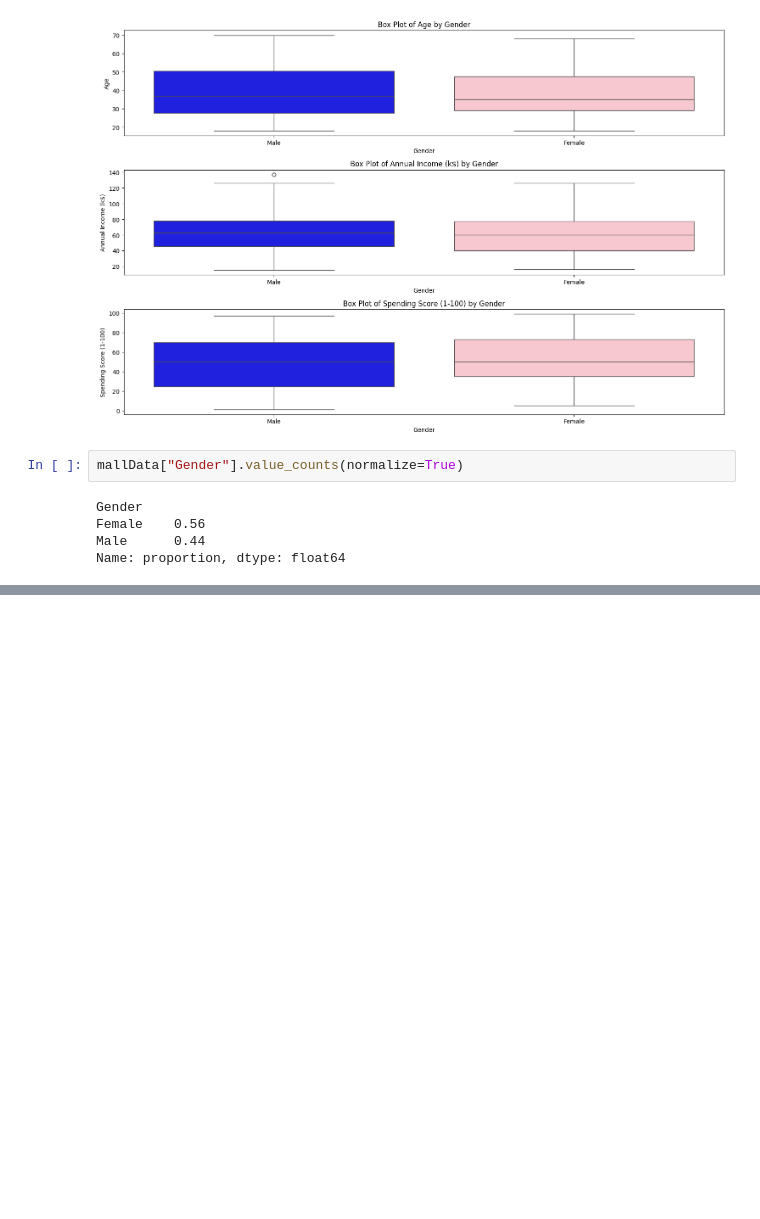
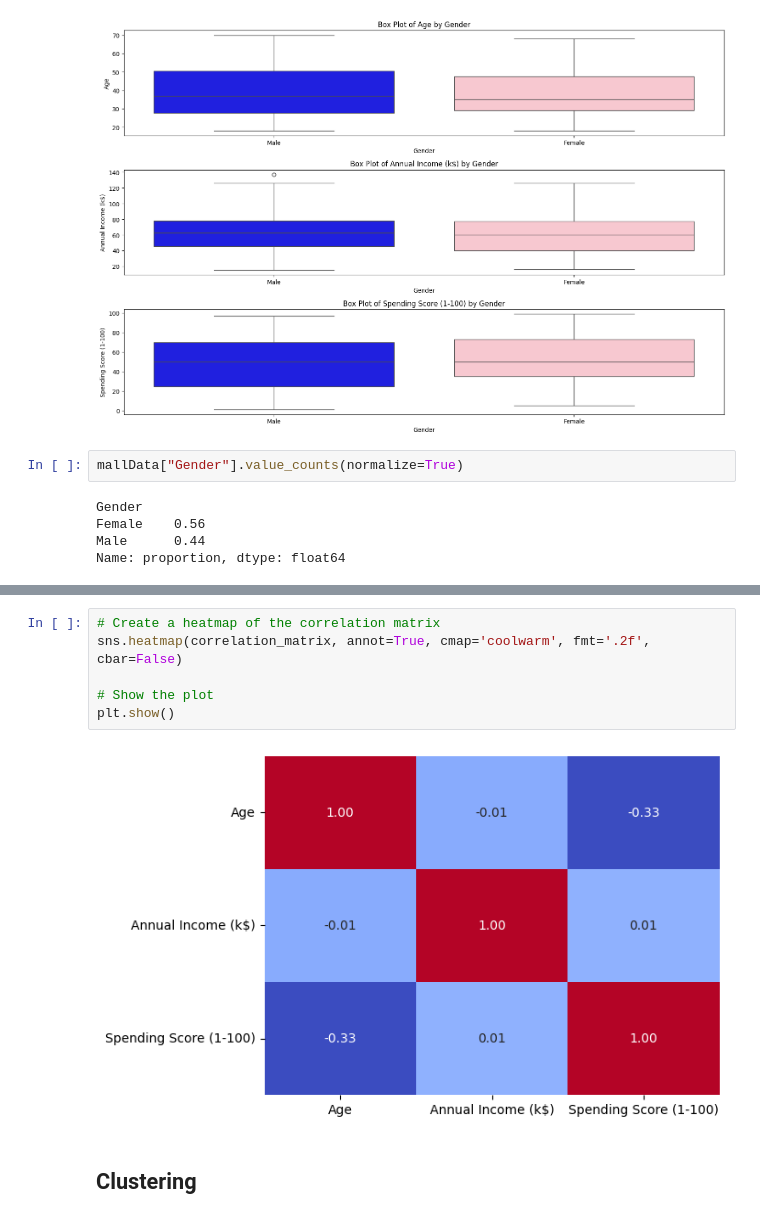
Before and after one commit to Cynthiachelangat/customersegmentation, a Jupyter notebook: main.ipynb, the cells around one changed output, grey strips where cells are left out. Cells and saved outputs as stored; diff of their text form; blank space fills up the shorter version.

Commit message:
EDA and clustering

```diff
--- a/main.ipynb
+++ b/main.ipynb
@@ -185,0 +233,10 @@ Name: proportion, dtype: float64
+# %%
+# Create a heatmap of the correlation matrix
+sns.heatmap(correlation_matrix, annot=True, cmap='coolwarm', fmt='.2f', cbar=False)
+
+# Show the plot
+plt.show()
+# %% [output]
+[figure, added]
+# %% [markdown]
+## **Clustering**
```
Also changed, not shown: parts of 10 cells of this notebook.
